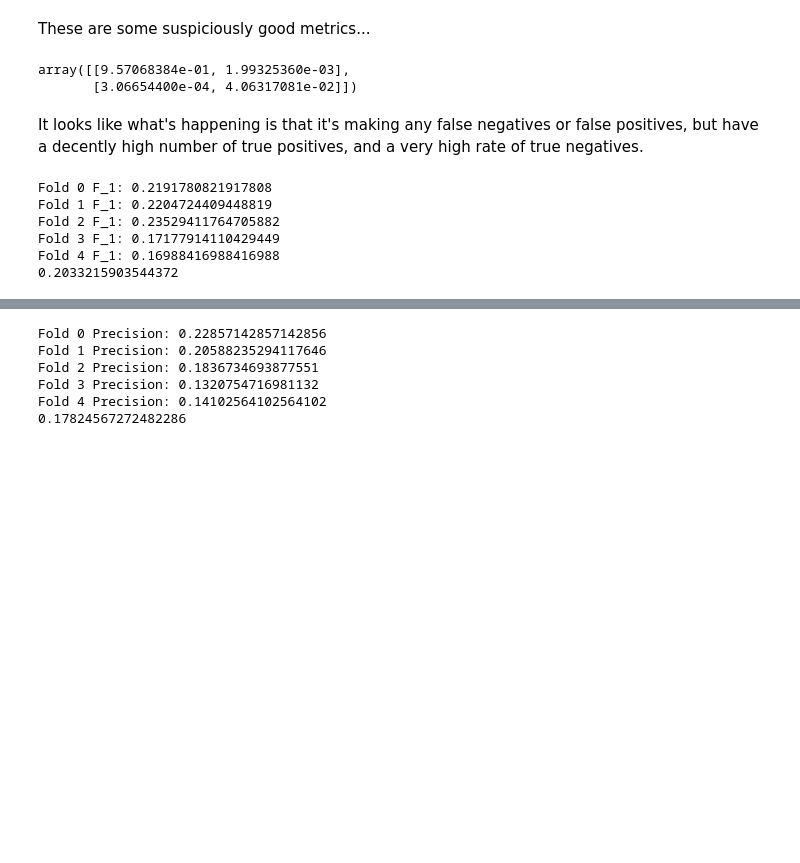
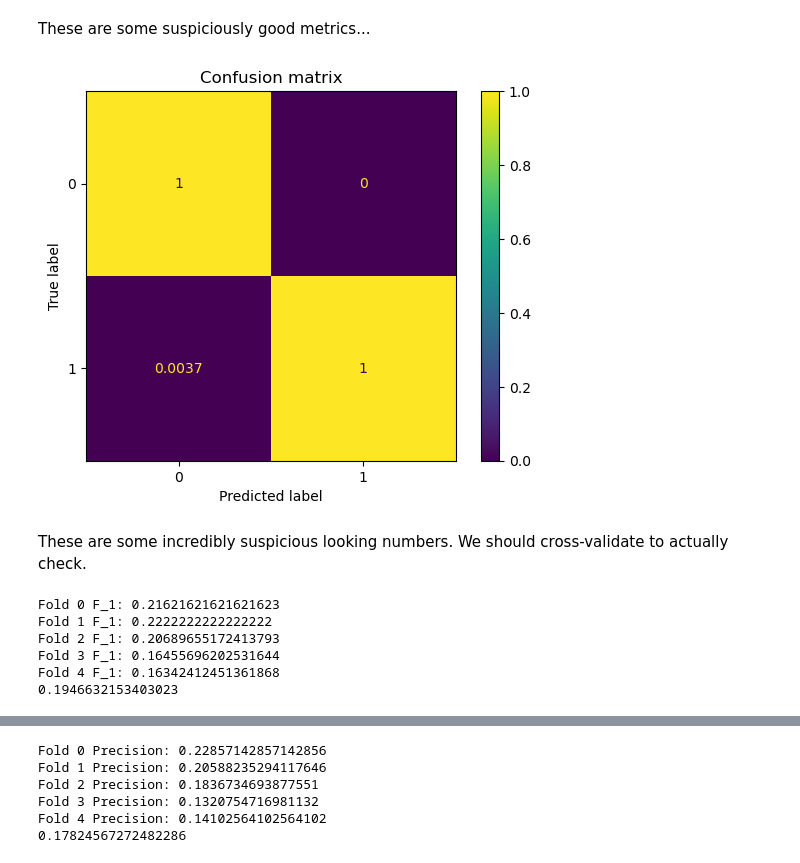
Before and after one commit to Erdos-Projects/summer26-nomination-worthy-books, a Jupyter notebook: models/custom_classifier.ipynb, the cells around one changed output, grey strips where cells are left out. Saved outputs shown, nothing was run; the diff lists cells and outputs as text; code cells hidden in the pictures; blank space fills up the shorter version.

```diff
--- a/models/custom_classifier.ipynb
+++ b/models/custom_classifier.ipynb
@@ -75,6 +76,6 @@ books_tt.head()
 # %%
 #features = ['num_prev_awards', 'encoded_synopsis', 'first_publisher', 'author_birthplace_country', 'Author_Age_at_Publication']
-features = ['Hugo_Awards_Previously', 'Locus_Awards_Previously', 'encoded_synopsis', 'first_publisher', 'author_birthplace_country', 'Author_Age_at_Publication']
+features = ['num_prev_awards', 'encoded_synopsis', 'first_publisher', 'author_birthplace_country', 'Author_Age_at_Publication', 'auto_tags']
 # %%
 X_tt = books_train[features]
 y_tt = books_train['target']
@@ -96,13 +97,17 @@ precision 0.9532374100719424
 These are some suspiciously good metrics...
 # %%
 from sklearn.metrics import confusion_matrix
+from sklearn.metrics import ConfusionMatrixDisplay
+import matplotlib.pyplot as plt
 
-confusion_matrix(y_val, pred, normalize='all')
+cm = confusion_matrix(y_val, pred, normalize='true')
+ConfusionMatrixDisplay(cm).plot()
+plt.title('Confusion matrix')
+plt.show()
 # %% [output]
-array([[9.57068384e-01, 1.99325360e-03],
-       [3.06654400e-04, 4.06317081e-02]])
+[figure, added]
 # %% [markdown]
-It looks like what's happening is that it's making any false negatives or false positives, but have a decently high number of true positives, and a very high rate of true negatives.
+These are some incredibly suspicious looking numbers. We should cross-validate to actually check.
 # %%
 tt_cv = [ books_train[(1971 <= books_train.release_year) & (books_train.release_year <= 1977)] ]
 val_cv = [ books_train[(1978 <= books_train.release_year) & (books_train.release_year <= 1979)] ]
@@ -142,12 +147,12 @@ avg = 0
 for key in f1s:
     print(key, f1s[key], sep=": ")
     avg += f1s[key]
-
-print(avg / 5)
+avg = avg / 5
+print(avg)
 # %% [output]
-Fold 0 F_1: 0.2191780821917808
-Fold 1 F_1: 0.2204724409448819
-Fold 2 F_1: 0.23529411764705882
-Fold 3 F_1: 0.17177914110429449
-Fold 4 F_1: 0.16988416988416988
-0.2033215903544372
+Fold 0 F_1: 0.21621621621621623
+Fold 1 F_1: 0.2222222222222222
+Fold 2 F_1: 0.20689655172413793
+Fold 3 F_1: 0.16455696202531644
+Fold 4 F_1: 0.16342412451361868
+0.1946632153403023
```
Also changed, not shown: parts of 20 cells of this notebook, 9 other files.
